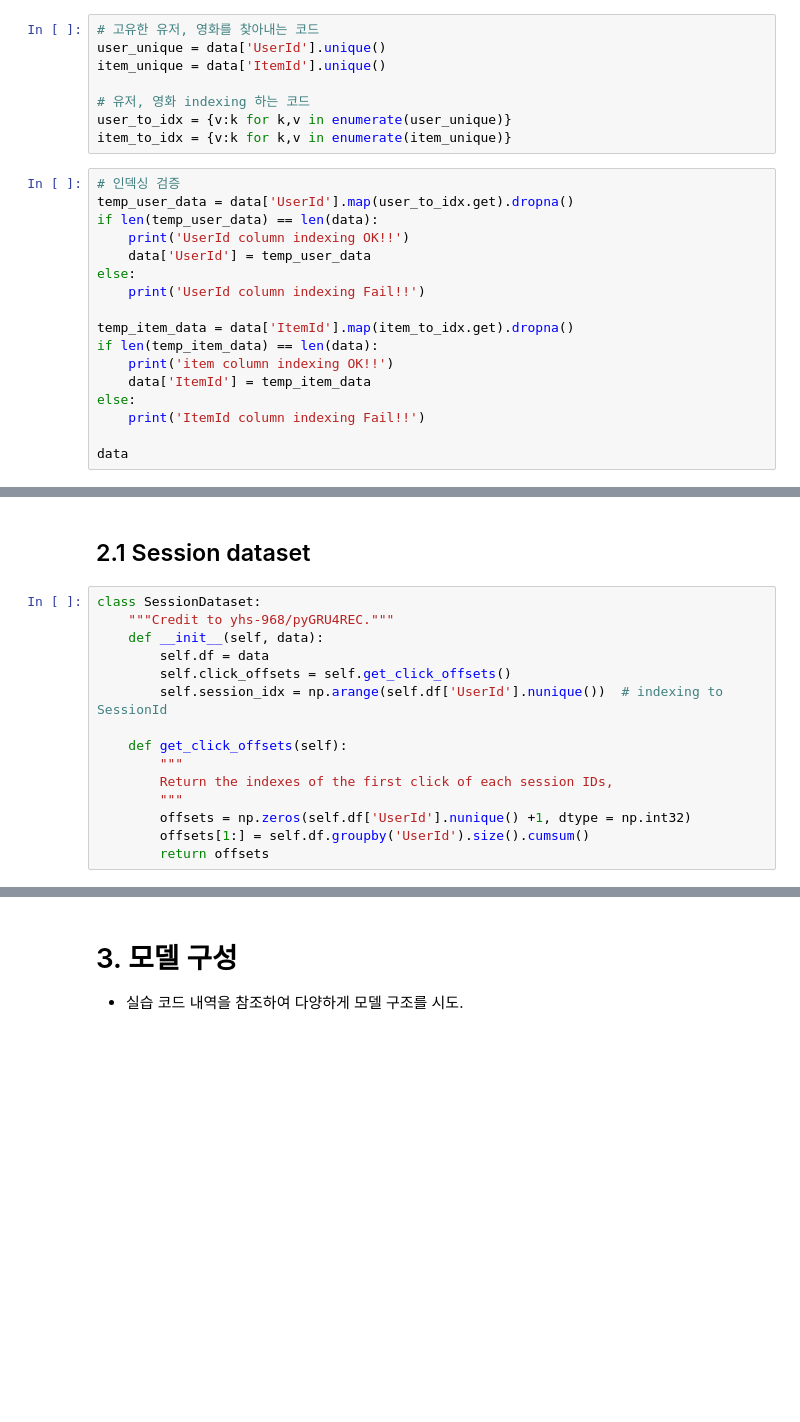
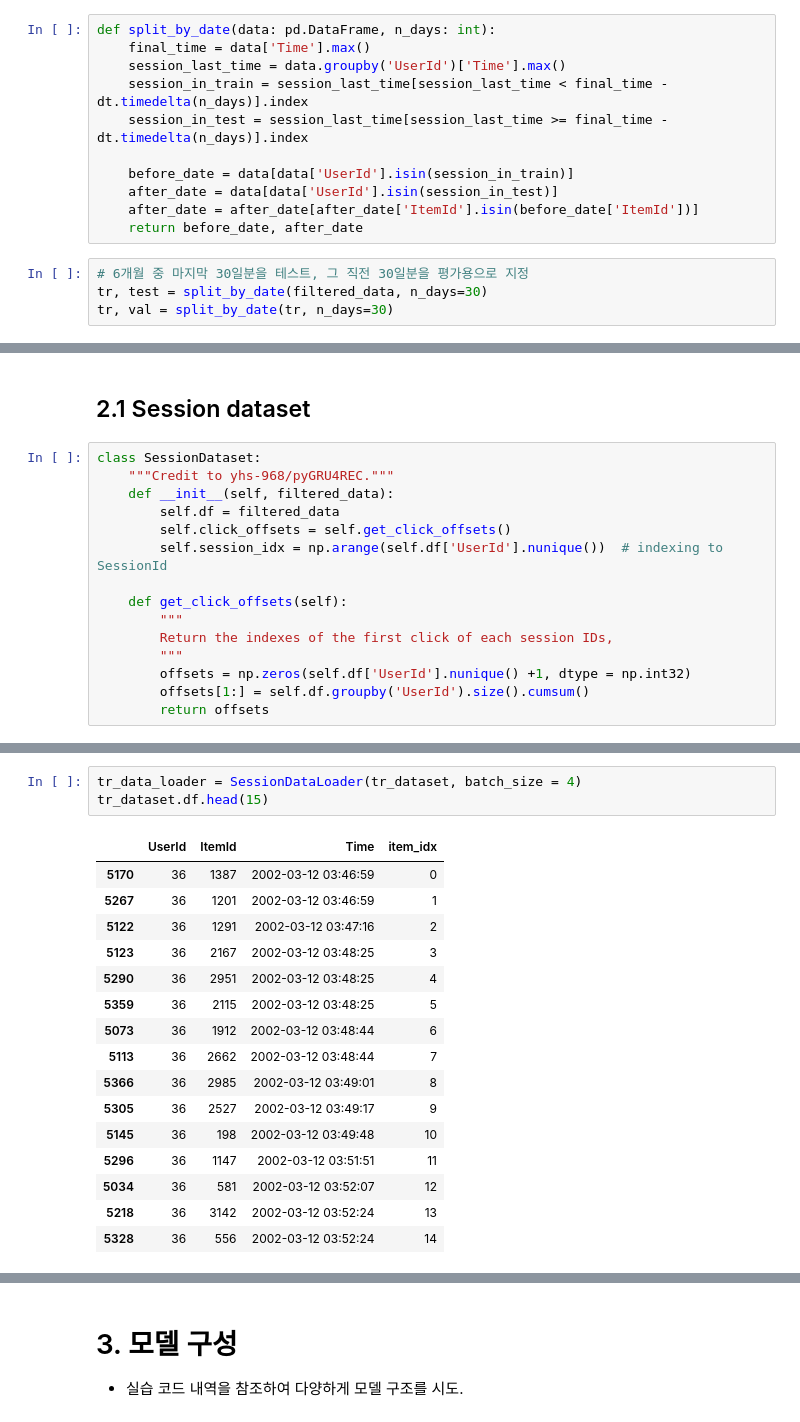
Before and after one commit to Cham-Choi/ChamPublic, a Jupyter notebook: [E-16] Session based recommendation - Movielens.ipynb, the cells around one changed output, grey strips where cells are left out. Drawn from its saved outputs; the diff is of its cells as text; blank space fills up the shorter version.

```diff
--- a/[E-16] Session based recommendation - Movielens.ipynb
+++ b/[E-16] Session based recommendation - Movielens.ipynb
@@ -284,27 +276,17 @@ data
 # %% [markdown]
 ## 1.5 Train/Valid/Test split
 # %%
-# 고유한 유저, 영화를 찾아내는 코드
-user_unique = data['UserId'].unique()
-item_unique = data['ItemId'].unique()
+def split_by_date(data: pd.DataFrame, n_days: int):
+    final_time = data['Time'].max()
+    session_last_time = data.groupby('UserId')['Time'].max()
+    session_in_train = session_last_time[session_last_time < final_time - dt.timedelta(n_days)].index
+    session_in_test = session_last_time[session_last_time >= final_time - dt.timedelta(n_days)].index
 
-# 유저, 영화 indexing 하는 코드
-user_to_idx = {v:k for k,v in enumerate(user_unique)}
-item_to_idx = {v:k for k,v in enumerate(item_unique)}
+    before_date = data[data['UserId'].isin(session_in_train)]
+    after_date = data[data['UserId'].isin(session_in_test)]
+    after_date = after_date[after_date['ItemId'].isin(before_date['ItemId'])]
+    return before_date, after_date
 # %%
-# 인덱싱 검증
-temp_user_data = data['UserId'].map(user_to_idx.get).dropna()
-if len(temp_user_data) == len(data):
-    print('UserId column indexing OK!!')
-    data['UserId'] = temp_user_data
-else:
-    print('UserId column indexing Fail!!')
-
-temp_item_data = data['ItemId'].map(item_to_idx.get).dropna()
-if len(temp_item_data) == len(data):
-    print('item column indexing OK!!')
-    data['ItemId'] = temp_item_data
-else:
-    print('ItemId column indexing Fail!!')
-
-data
+# 6개월 중 마지막 30일분을 테스트, 그 직전 30일분을 평가용으로 지정
+tr, test = split_by_date(filtered_data, n_days=30)
+tr, val = split_by_date(tr, n_days=30)
@@ -412,8 +352,8 @@ test.to_pickle(save_path / 'test.pkl')
 # %%
 class SessionDataset:
     """Credit to yhs-968/pyGRU4REC."""
-    def __init__(self, data):
-        self.df = data
+    def __init__(self, filtered_data):
+        self.df = filtered_data
         self.click_offsets = self.get_click_offsets()
         self.session_idx = np.arange(self.df['UserId'].nunique())  # indexing to SessionId
 
@@ -432,0 +493,20 @@ tr_dataset.df.head(10)
+# %%
+tr_data_loader = SessionDataLoader(tr_dataset, batch_size = 4)
+tr_dataset.df.head(15)
+# %% [output]
+|  | UserId | ItemId | Time | item_idx |
+| 5170 | 36 | 1387 | 2002-03-12 03:46:59 | 0 |
+| 5267 | 36 | 1201 | 2002-03-12 03:46:59 | 1 |
+| 5122 | 36 | 1291 | 2002-03-12 03:47:16 | 2 |
+| 5123 | 36 | 2167 | 2002-03-12 03:48:25 | 3 |
+| 5290 | 36 | 2951 | 2002-03-12 03:48:25 | 4 |
+| 5359 | 36 | 2115 | 2002-03-12 03:48:25 | 5 |
+| 5073 | 36 | 1912 | 2002-03-12 03:48:44 | 6 |
+| 5113 | 36 | 2662 | 2002-03-12 03:48:44 | 7 |
+| 5366 | 36 | 2985 | 2002-03-12 03:49:01 | 8 |
+| 5305 | 36 | 2527 | 2002-03-12 03:49:17 | 9 |
+| 5145 | 36 | 198 | 2002-03-12 03:49:48 | 10 |
+| 5296 | 36 | 1147 | 2002-03-12 03:51:51 | 11 |
+| 5034 | 36 | 581 | 2002-03-12 03:52:07 | 12 |
+| 5218 | 36 | 3142 | 2002-03-12 03:52:24 | 13 |
+| 5328 | 36 | 556 | 2002-03-12 03:52:24 | 14 |
```
Also changed, not shown: parts of 42 cells of this notebook.
